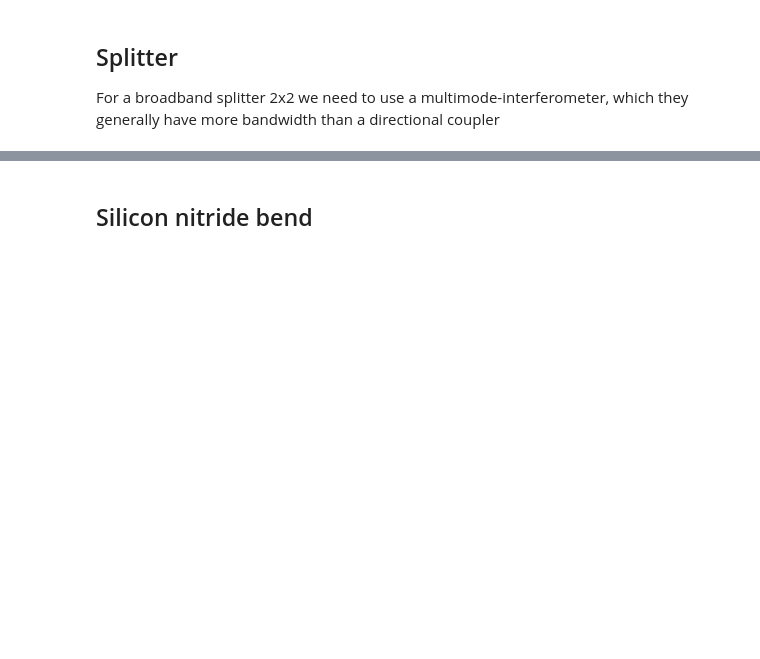
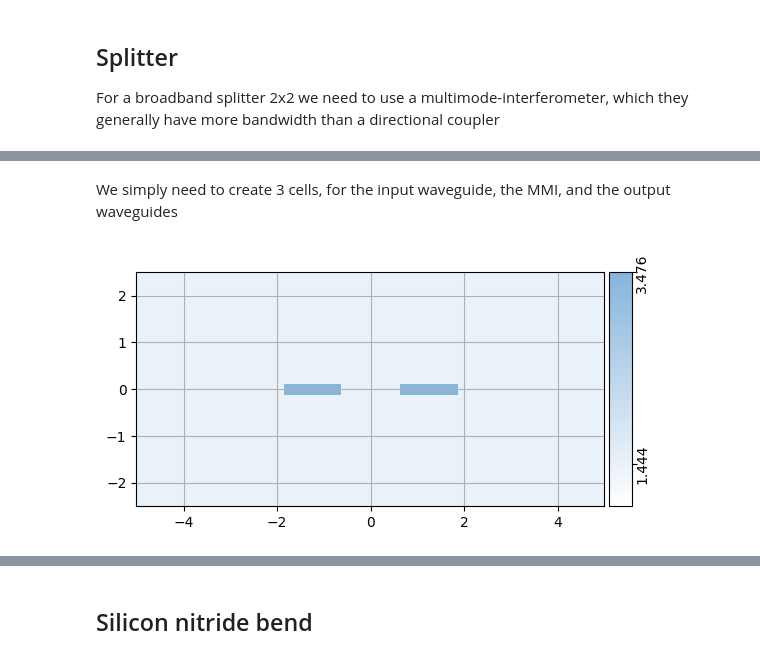
Before and after one commit to Arka-noid/sipho, a Jupyter notebook: simulations.ipynb, the cells around one changed output, grey strips where cells are left out. Saved outputs shown, nothing was run; the diff lists cells and outputs as text; code cells hidden in the pictures; blank space fills up the shorter version.

```diff
--- a/simulations.ipynb
+++ b/simulations.ipynb
@@ -515,0 +585,19 @@ Tidy3dImportError: The feature 'local_eme' is not available with your license. P
+# %% [markdown]
+We simply need to create 3 cells, for the input waveguide, the MMI, and the output waveguides
+# %%
+num_cells = 3
+
+cells = mw.create_cells(
+    structures=structures,
+    mesh=mw.Mesh2D(
+        x=np.linspace(-Lx/2, Lx/2, 201),
+        y=np.linspace(-Ly/2, Ly/2, 201),
+
+    ),
+    Ls=np.array([1, length, 1]),
+)
+env = mw.Environment(wl=1.55, T=25.0)
+css = [mw.CrossSection.from_cell(cell=cell, env=env) for cell in cells]
+mw.visualize(css[2])
+# %% [output]
+[figure, added]
```
Also changed, not shown: parts of 27 cells of this notebook, 2 other files.
